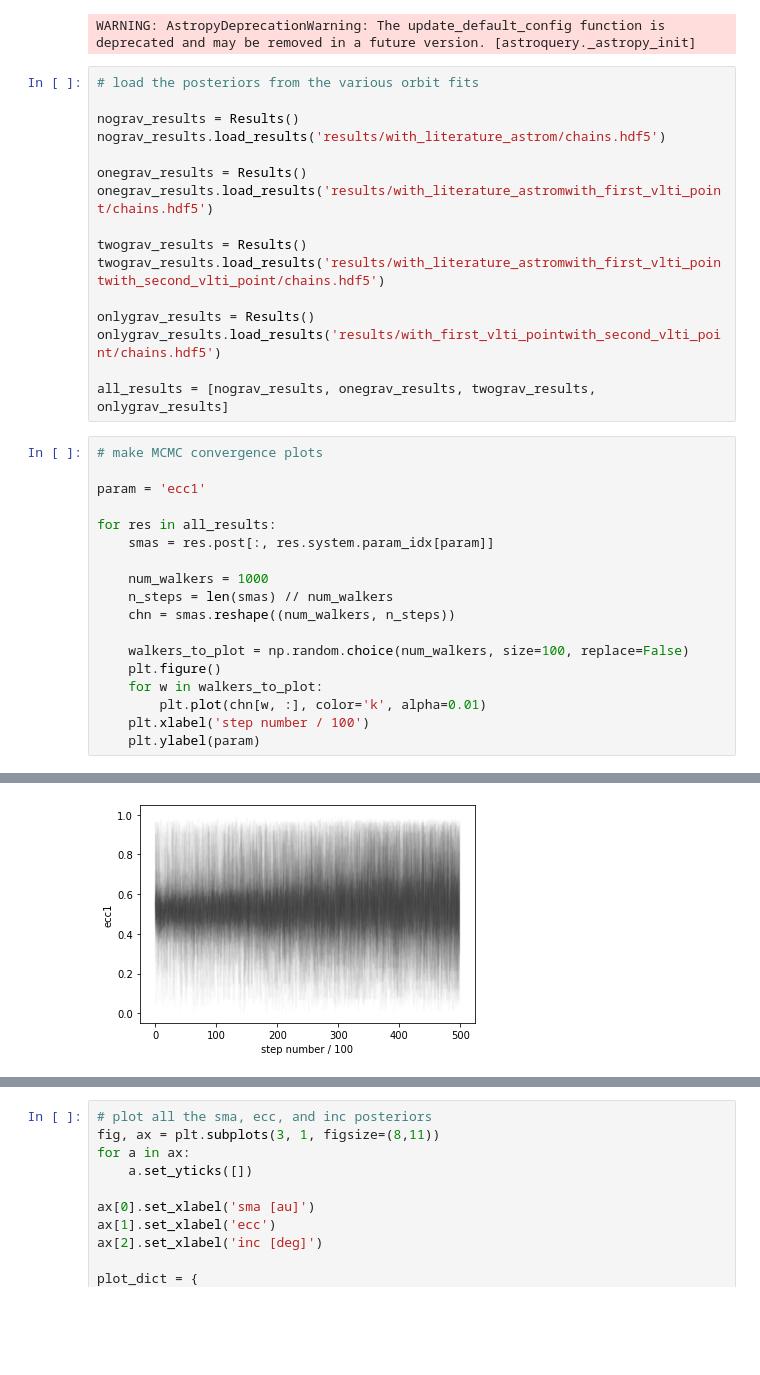
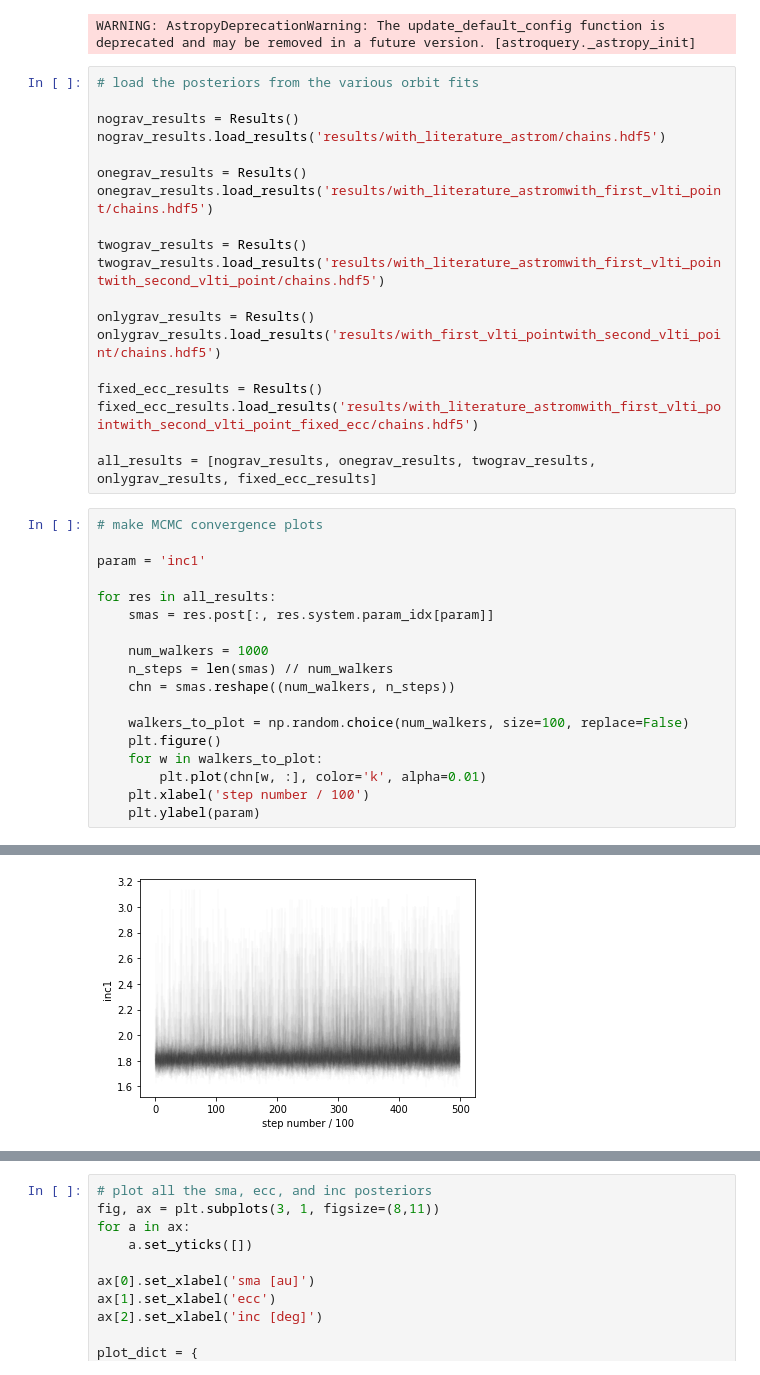
Before and after one commit to sblunt/hip65426, a Jupyter notebook: orbit_plots.ipynb, the cells around one changed output, grey strips where cells are left out. Drawn from its saved outputs; the diff is of its cells as text; blank space fills up the shorter version.

```diff
--- a/orbit_plots.ipynb
+++ b/orbit_plots.ipynb
@@ -21,11 +21,14 @@ twograv_results.load_results('results/with_literature_astromwith_first_vlti_poin
 onlygrav_results = Results()
 onlygrav_results.load_results('results/with_first_vlti_pointwith_second_vlti_point/chains.hdf5')
 
-all_results = [nograv_results, onegrav_results, twograv_results, onlygrav_results]
+fixed_ecc_results = Results()
+fixed_ecc_results.load_results('results/with_literature_astromwith_first_vlti_pointwith_second_vlti_point_fixed_ecc/chains.hdf5')
+
+all_results = [nograv_results, onegrav_results, twograv_results, onlygrav_results, fixed_ecc_results]
 # %%
 # make MCMC convergence plots
 
-param = 'ecc1'
+param = 'inc1'
 
 for res in all_results:
     smas = res.post[:, res.system.param_idx[param]]
@@ -45 +48 @@ for res in all_results:
-[figure, old version]
+[figure, new version]
```
Also changed, not shown: parts of 1 cell of this notebook, 1 other file.
